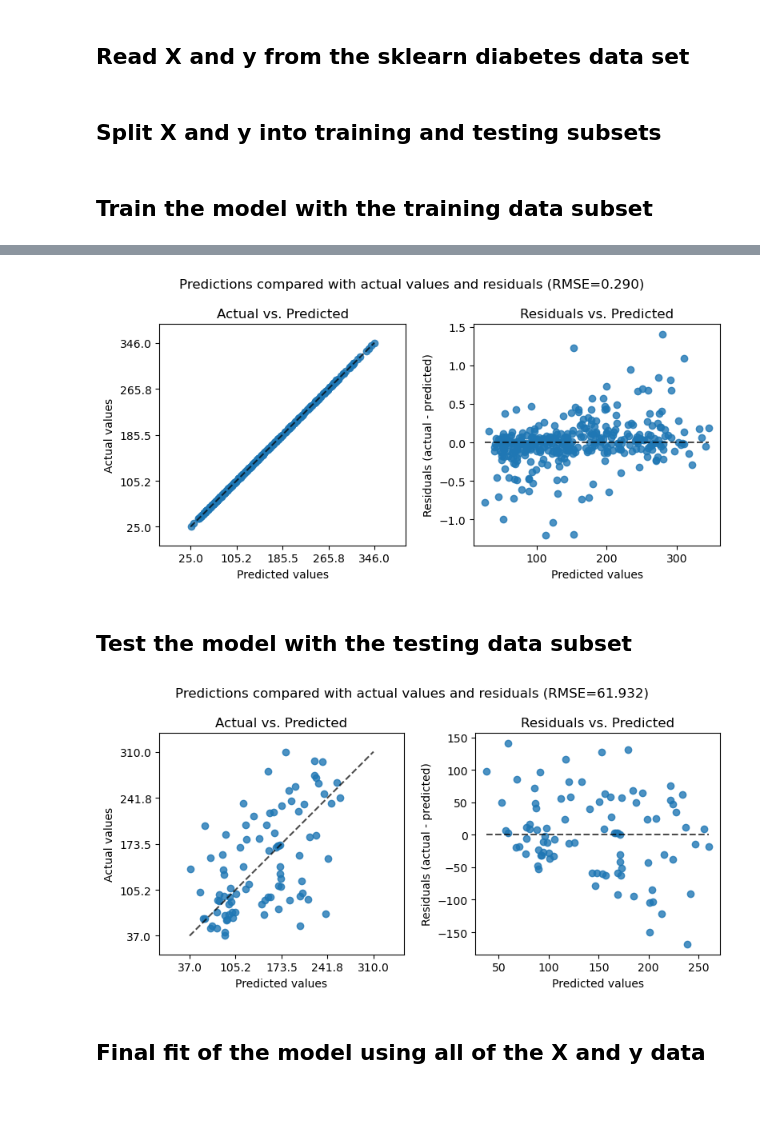
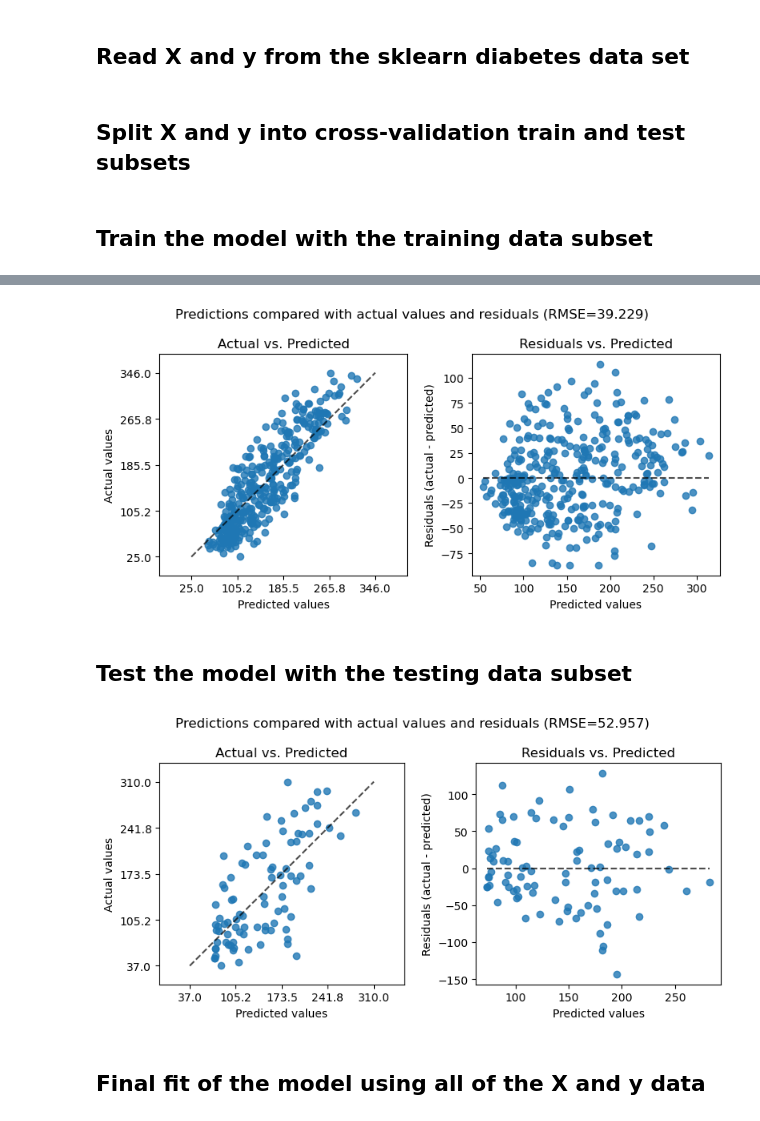
Before and after one commit to gjpelletier/MLRegression, a Jupyter notebook: Example_XGBoost.ipynb, the cells around one changed output, grey strips where cells are left out. Saved outputs shown, nothing was run; the diff lists cells and outputs as text; code cells hidden in the pictures.

```diff
--- a/Example_XGBoost.ipynb
+++ b/Example_XGBoost.ipynb
@@ -28,7 +28,7 @@ Before running this notebook, first install the MLRegression module in your envi
 from sklearn.datasets import load_diabetes
 X, y = load_diabetes(return_X_y=True, as_frame=True)
 # %% [markdown]
-## Split X and y into training and testing subsets
+## Split X and y into cross-validation train and test subsets
 # %%
 from sklearn.model_selection import train_test_split
 X_train, X_test, y_train, y_test = train_test_split(X, y, test_size=0.2, random_state=42)
@@ -36,7 +36,19 @@ X_train, X_test, y_train, y_test = train_test_split(X, y, test_size=0.2, random_
 ## Train the model with the training data subset
 # %%
 from MLRegression import xgb
-train_model, train_output = xgb(X_train, y_train)
+train_model, train_output = xgb(X_train, y_train,
+    learning_rate=0.05,
+    n_estimators=100,
+    max_depth=3,
+    min_child_weight=0,
+    gamma=0,
+    subsample=0.7,
+    colsample_bytree=0.7,
+    objective='reg:linear',
+    nthread=-1,
+    scale_pos_weight=1,
+    random_state=42,
+    reg_alpha=1)
 # %% [output]
 Fitting XGBRegressor models, please wait ...
 
@@ -58,4 +70,4 @@ Time elapsed: 21.76 sec
-[figure, old version]
+[figure, new version]
 # %% [markdown]
 ## Test the model with the testing data subset
 # %%
@@ -63,7 +75,7 @@ from MLRegression import plot_predictions_from_test
 fig = plot_predictions_from_test(train_model, X_test, y_test, scaler=train_output['scaler'])
 fig.savefig("XGBRegressor_predictions_test.png", dpi=300)
 # %% [output]
-[figure, old version]
+[figure, new version]
 # %% [markdown]
 ## Final fit of the model using all of the X and y data
 # %%
```
Also changed, not shown: parts of 3 cells of this notebook, 2 other files.
